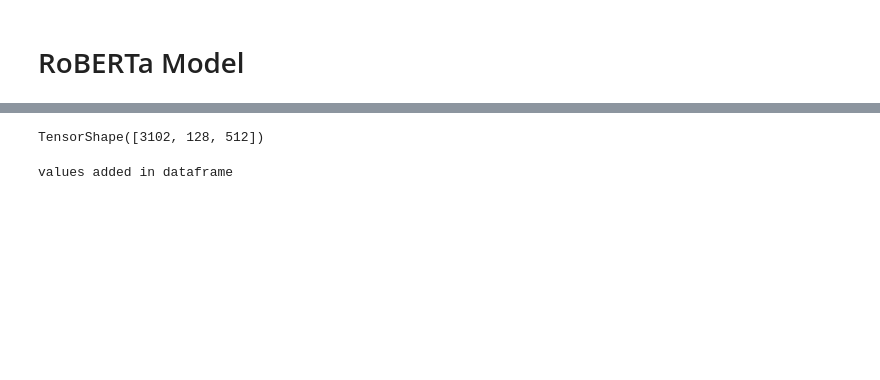
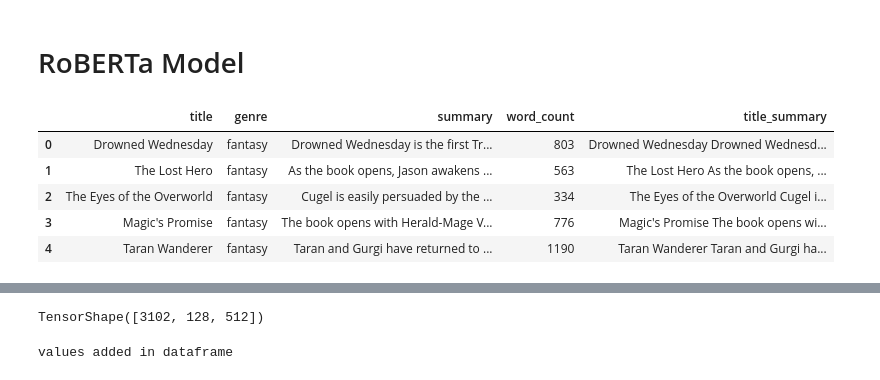
Before and after one commit to abhijeet16/book-genre-classification, a Jupyter notebook: notebooks/3-RoBERTa-model.ipynb, the cells around one changed output, grey strips where cells are left out. Saved outputs shown, nothing was run; the diff lists cells and outputs as text; code cells hidden in the pictures; blank space fills up the shorter version.

```diff
--- a/notebooks/3-RoBERTa-model.ipynb
+++ b/notebooks/3-RoBERTa-model.ipynb
@@ -55,6 +55,16 @@ num_labels = data.genre.nunique()
 # Initializing a RoBERTa configuration
 configuration = RobertaConfig()
 configuration.num_labels = num_labels
+# %%
+data['title_summary'] = data['title'].str.cat(data['summary'], sep = " ")
+data.head()
+# %% [output]
+|  | title | genre | summary | word_count | title_summary |
+| 0 | Drowned Wednesday | fantasy | Drowned Wednesday is the first Tr... | 803 | Drowned Wednesday Drowned Wednesd... |
+| 1 | The Lost Hero | fantasy | As the book opens, Jason awakens ... | 563 | The Lost Hero As the book opens, ... |
+| 2 | The Eyes of the Overworld | fantasy | Cugel is easily persuaded by the ... | 334 | The Eyes of the Overworld Cugel i... |
+| 3 | Magic's Promise | fantasy | The book opens with Herald-Mage V... | 776 | Magic's Promise The book opens wi... |
+| 4 | Taran Wanderer | fantasy | Taran and Gurgi have returned to ... | 1190 | Taran Wanderer Taran and Gurgi ha... |
 # %%
 sentences = data['title_summary']
 # %%
```
Also changed, not shown: parts of 4 cells of this notebook, 5 other files.
